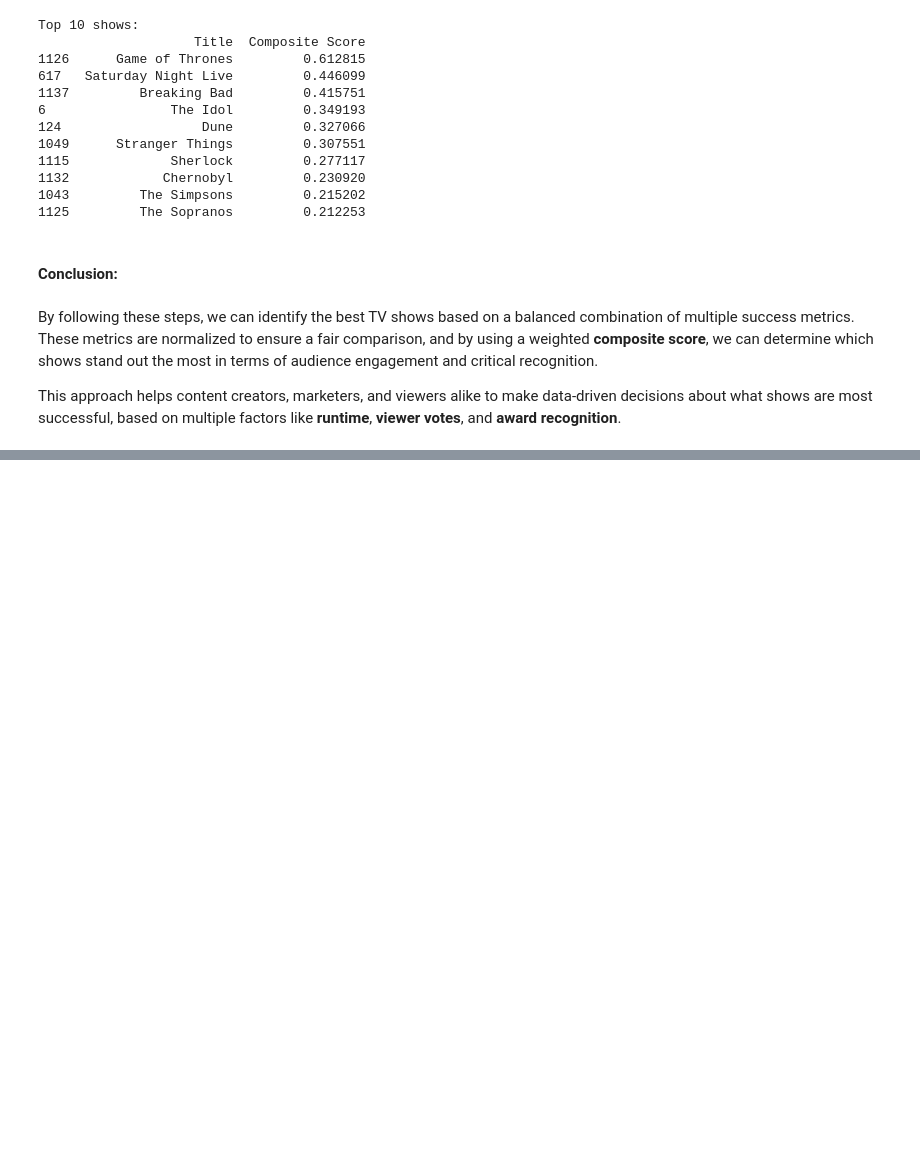
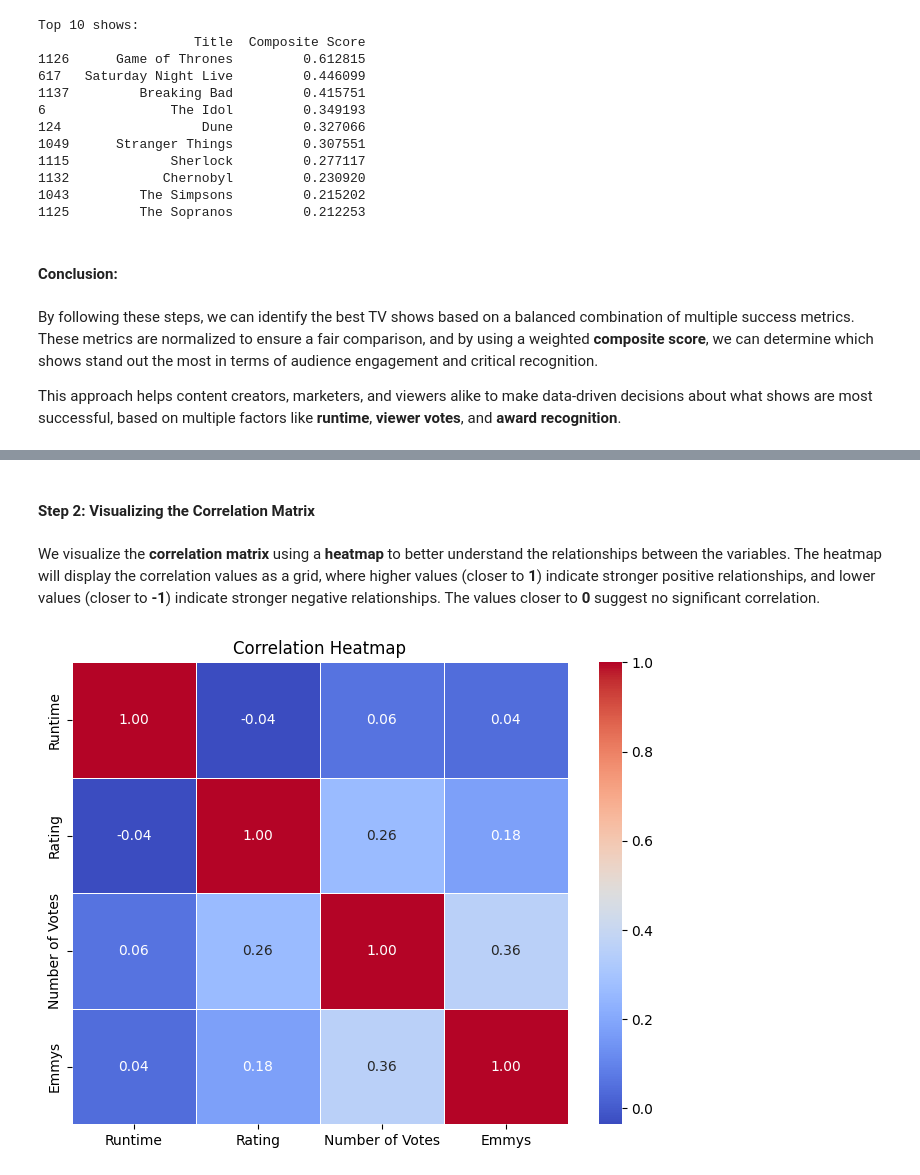
Before and after one commit to Snag69/Data-Science, a Jupyter notebook: answer-question.ipynb, the cells around one changed output, grey strips where cells are left out. Cells and saved outputs as stored; diff of their text form; code cells hidden in the pictures; blank space fills up the shorter version.

```diff
--- a/answer-question.ipynb
+++ b/answer-question.ipynb
@@ -119,0 +247,3 @@ This approach helps content creators, marketers, and viewers alike to make data-
+# %%
+matrix_corr = df[['Runtime', 'Rating', 'Number of Votes', 'Emmys']].corr()
+matrix_corr
@@ -119,0 +256,11 @@ This approach helps content creators, marketers, and viewers alike to make data-
+# %% [markdown]
+#### Step 2: Visualizing the Correlation Matrix
+# %% [markdown]
+We visualize the **correlation matrix** using a **heatmap** to better understand the relationships between the variables. The heatmap will display the correlation values as a grid, where higher values (closer to **1**) indicate stronger positive relationships, and lower values (closer to **-1**) indicate stronger negative relationships. The values closer to **0** suggest no significant correlation.
+# %%
+plt.figure(figsize=(8, 6))
+sns.heatmap(matrix_corr, annot=True, cmap='coolwarm', fmt=".2f", linewidths=0.5)
+plt.title("Correlation Heatmap")
+plt.show()
+# %% [output]
+[figure, added]
```
Also changed, not shown: parts of 38 cells of this notebook.
